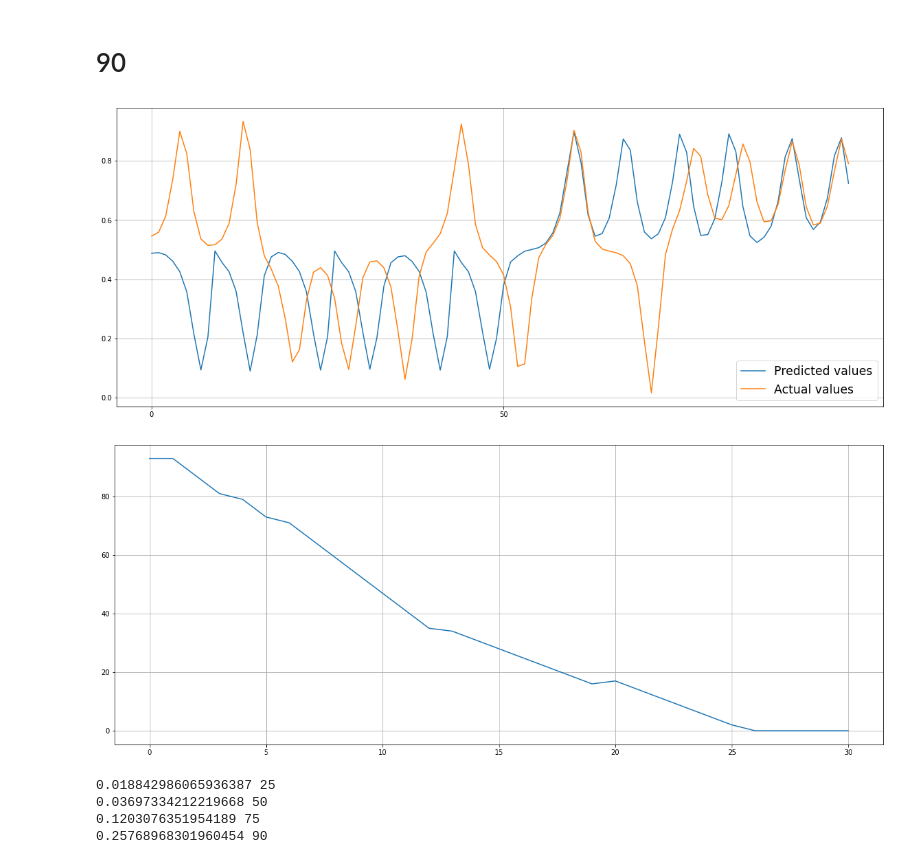
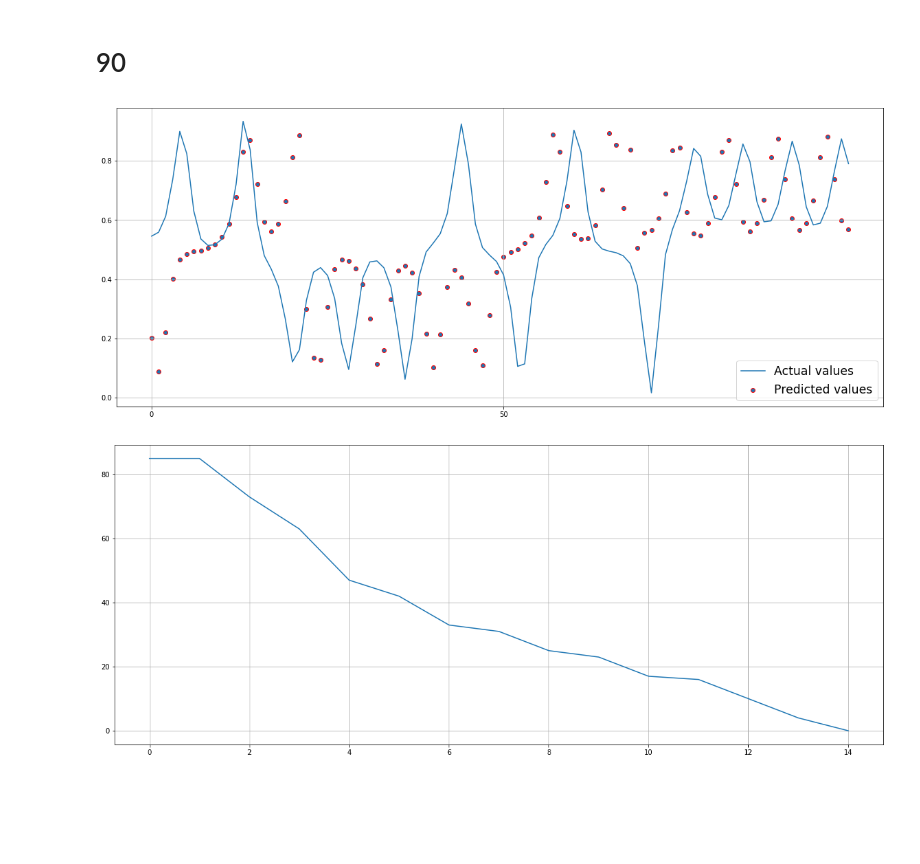
Before and after one commit to asahium/pogrom, a Jupyter notebook: final (2).ipynb, the cells around one changed output. Cells and saved outputs as stored; diff of their text form; code cells hidden in the pictures; blank space fills up the shorter version.

```diff
--- a/final (2).ipynb
+++ b/final (2).ipynb
@@ -568,3 +557,27 @@ plt.show()
+# %%
+def main_predict(xs_test_, xs_test_real):
+    s_xs_test_ = xs_test_
+    i = 0
+    res = []
+    all_list = []
+    res_mse = []
+
+    all_list.append(s_xs_test_)
+
+    s_predicted_, mist_ = make_prediction_with(s_xs_test_, patterns)
+    res.append(mist_)
+    res_mse.append(mean_squared_error(s_predicted_, xs_test_real, squared=False))
+    all_list.append(s_predicted_)
+
+    while (mean_squared_error(s_predicted_, xs_test_real, squared=False) > 0.001) and ((i < 9) or (mist_ != 0)):
+        s_predicted_, mist_ = make_prediction_with(s_xs_test_, patterns)
+        s_xs_test_ = s_predicted_
+        res_mse.append(mean_squared_error(s_predicted_, xs_test_real, squared=False))
+        res.append(mist_)
+        all_list.append(s_predicted_)
+        i += 1
+
+    return res, all_list, res_mse
 # %% [markdown]
 # 25
 # %%
@@ -665,42 +641,12 @@ plt.show()
 # %% [markdown]
 # 90
 # %%
-s_xs_test_90 = xs_test_90
-i = 0
-res = []
+res_90, all_list_90, res_mse_90 = main_predict(xs_test_90, xs_test_real)
 
-s_predicted_90, mist_90 = make_prediction_with(s_xs_test_90, patterns)
-res.append(mist_90)
-
-while (mean_squared_error(s_predicted_90, xs_test_real, squared=False) > 0.001) and (i < 30):
-    s_predicted_90, mist_90 = make_prediction_with(s_xs_test_90, patterns)
-    s_xs_test_90 = s_predicted_90
-    res.append(mist_90)
-    i += 1
-
-plt.figure(figsize=(20, 8))
-plt.plot(s_predicted_90, label='Predicted values')
-plt.plot(xs_test_real, label='Actual values')
-plt.xticks([i for i in range(0, 100, 50)])
-plt.grid()
-plt.legend(loc='lower right',fontsize='xx-large')
-plt.show()
+visualisation(all_list_90[-1], xs_test_real)
 # %% [output]
-[figure, old version]
+[figure, new version]
 # %%
-plt.figure(figsize=(20, 8))
-plt.plot(res)
-plt.grid()
-plt.show()
+visualisation_points(res_90)
 # %% [output]
-[figure, old version]
+[figure, new version]
-# %%
-print(mean_squared_error(s_predicted_25, xs_test_real, squared=False), "25")
-print(mean_squared_error(s_predicted_50, xs_test_real, squared=False), "50")
-print(mean_squared_error(s_predicted_75, xs_test_real, squared=False), "75")
-print(mean_squared_error(s_predicted_90, xs_test_real, squared=False), "90")
-# %% [output]
-0.018842986065936387 25
-0.03697334212219668 50
-0.1203076351954189 75
-0.25768968301960454 90
```
Also changed, not shown: parts of 23 cells of this notebook.
